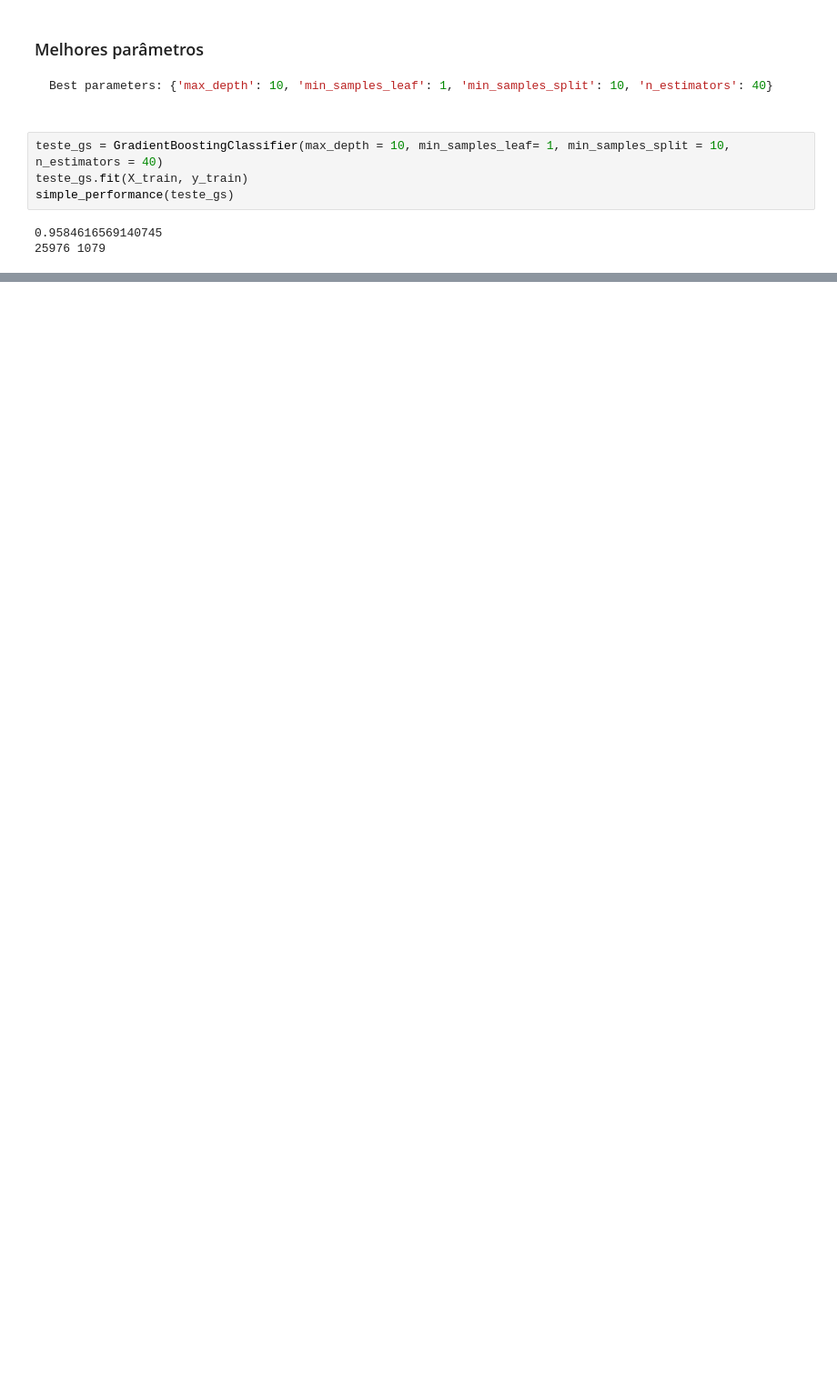
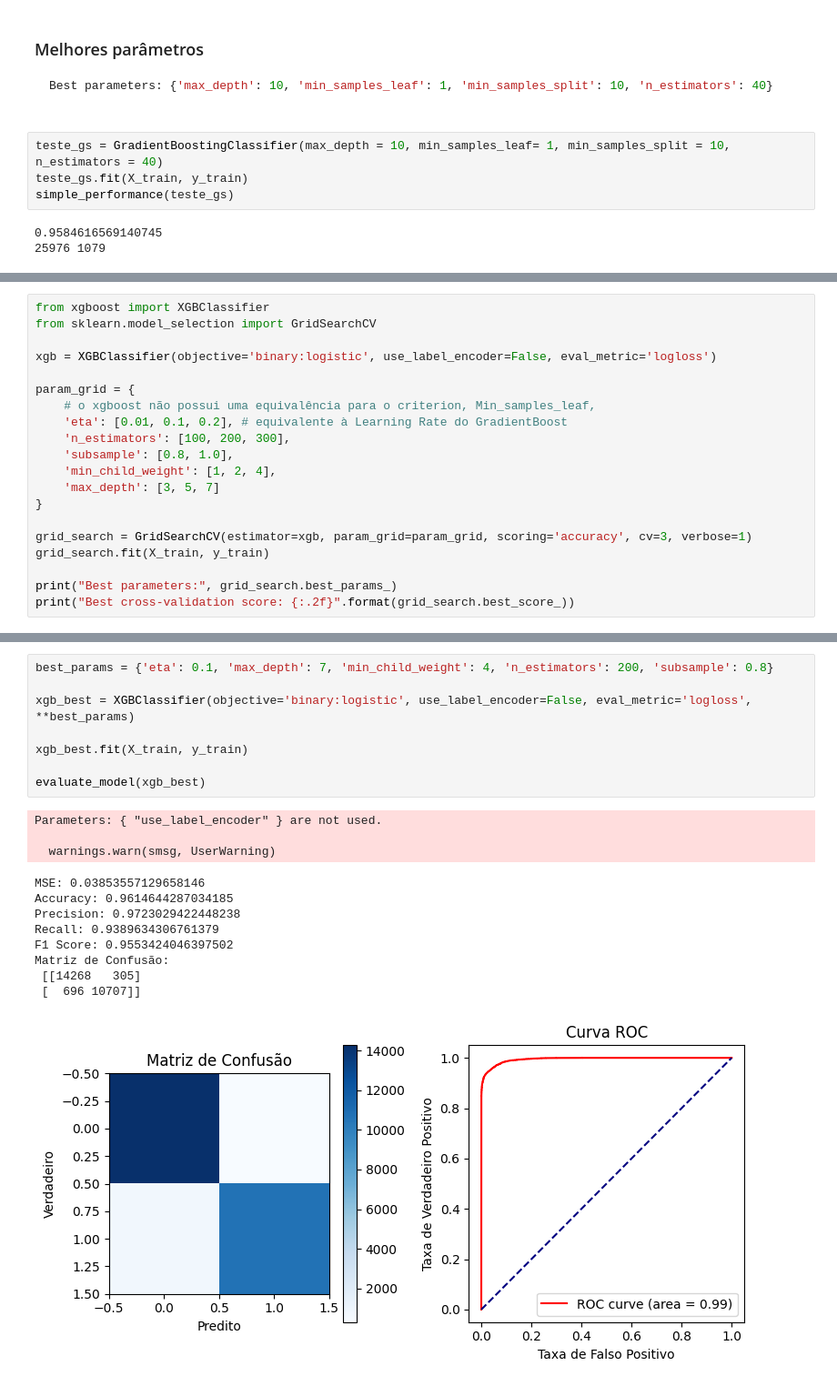
Before and after one commit to FrederickAlmeida/Airline-Passenger-Satisfaction, a Jupyter notebook: xgboost.ipynb, the cells around one changed output, grey strips where cells are left out. Shown at 91% size. Saved outputs shown, nothing was run; the diff lists cells and outputs as text; blank space fills up the shorter version.

```diff
--- a/xgboost.ipynb
+++ b/xgboost.ipynb
@@ -177,0 +352,20 @@ simple_performance(teste_gs)
+# %%
+from xgboost import XGBClassifier
+from sklearn.model_selection import GridSearchCV
+
+xgb = XGBClassifier(objective='binary:logistic', use_label_encoder=False, eval_metric='logloss')
+
+param_grid = {
+    # o xgboost não possui uma equivalência para o criterion, Min_samples_leaf,
+    'eta': [0.01, 0.1, 0.2], # equivalente à Learning Rate do GradientBoost
+    'n_estimators': [100, 200, 300],
+    'subsample': [0.8, 1.0],
+    'min_child_weight': [1, 2, 4],
+    'max_depth': [3, 5, 7]
+}
+
+grid_search = GridSearchCV(estimator=xgb, param_grid=param_grid, scoring='accuracy', cv=3, verbose=1)
+grid_search.fit(X_train, y_train)
+
+print("Best parameters:", grid_search.best_params_)
+print("Best cross-validation score: {:.2f}".format(grid_search.best_score_))
@@ -177,0 +393,21 @@ simple_performance(teste_gs)
+# %%
+best_params = {'eta': 0.1, 'max_depth': 7, 'min_child_weight': 4, 'n_estimators': 200, 'subsample': 0.8}
+
+xgb_best = XGBClassifier(objective='binary:logistic', use_label_encoder=False, eval_metric='logloss', **best_params)
+
+xgb_best.fit(X_train, y_train)
+
+evaluate_model(xgb_best)
+# %% [output]
+Parameters: { "use_label_encoder" } are not used.
+
+  warnings.warn(smsg, UserWarning)
+MSE: 0.03853557129658146
+Accuracy: 0.9614644287034185
+Precision: 0.9723029422448238
+Recall: 0.9389634306761379
+F1 Score: 0.9553424046397502
+Matriz de Confusão:
+ [[14268   305]
+ [  696 10707]]
+[figure, added]
```
Also changed, not shown: parts of 12 cells of this notebook.
